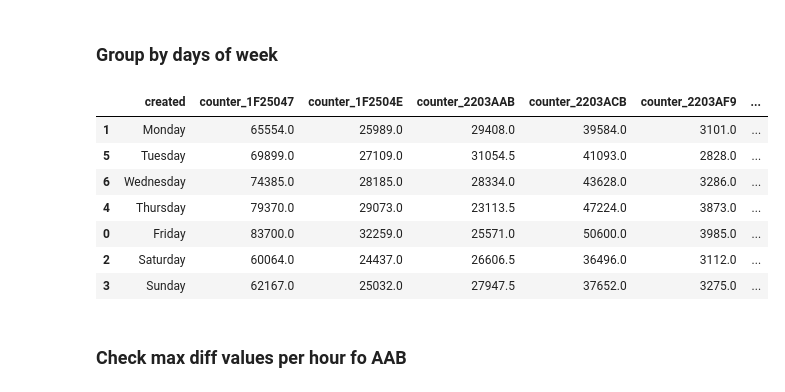
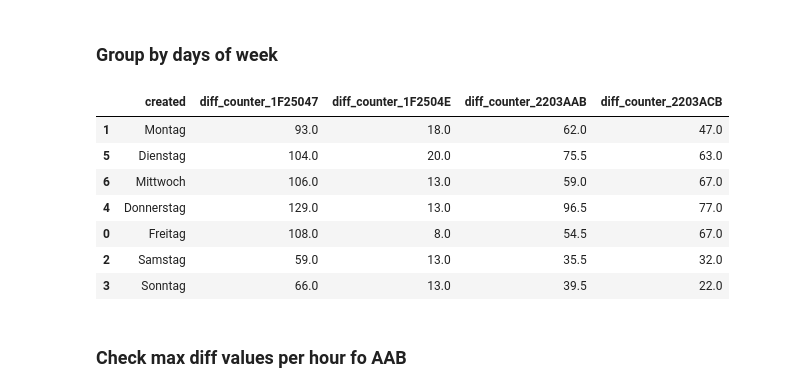
Before and after one commit to phyti1/ds_p4_kompotoi, a Jupyter notebook: Data_aquisition.ipynb, the cells around one changed output. Cells and saved outputs as stored; diff of their text form; code cells hidden in the pictures.

```diff
--- a/Data_aquisition.ipynb
+++ b/Data_aquisition.ipynb
@@ -590,7 +619,7 @@ See the caveats in the documentation: https://pandas.pydata.org/pandas-docs/stab
 # %%
 print(message_data_wide.isna().sum())
 
-diff_columns = list(message_data_wide.columns[message_data_wide.columns.str.startswith('diff_')])
+diff_columns = get_sub_columns(message_data_wide, True, '')
 
 for diff_column in diff_columns:
     # us np.nan, because pd.NA is non numeric and cannot be aggregated except after ifillna(0)
@@ -630,15 +659,23 @@ dtype: int64
 # %% [markdown]
 ## Create Daily data overview
 # %%
+message_data_days = get_vis_data(message_data_wide)
 # group by hour
-message_data_wide.set_index('created', inplace=True)
-message_data_days = message_data_wide.resample('D').max()
+message_data_days.set_index('created', inplace=True)
+
+# resample days, take daily end value for cummulative, sum for differential
+counters = message_data_days[get_sub_columns(message_data_days, False, '')].resample('D').max()
+diffs = message_data_days[get_sub_columns(message_data_days, True, '')].resample('D').sum()
+# merge
+message_data_days = pd.merge(counters, diffs, on='created', how='outer')
+
+message_data_days.reset_index(inplace=True)
+# message_data_days[get_sub_columns(message_data_days, True, '')] = message_data_days[get_sub_columns(message_data_days, True, '')].resample('D').sum()
 # inplace here to have created as valid column again to do [1:]
-message_data_wide.reset_index(inplace=True)
-message_data_days.reset_index(inplace=True)
 
-# select date only, rest is 0
+# # select date only, rest is 0
 message_data_days['created'] = message_data_days['created'].dt.date
 
-message_data_days.head()
+message_data_days.plot()
+message_data_days.loc[::10]
 # %% [output]
@@ -680,22 +709,37 @@ message_data_day
 # %% [markdown]
 ### Group by days of week
 # %%
-day_of_week = message_data_wide['created'].dt.day_name()
+message_data_week = get_vis_data(message_data_wide)
+# only use diffs
+message_data_week = message_data_week[get_sub_columns(message_data_week, True, 'created')]
+
+day_of_week = message_data_week['created'].dt.day_name()
 # group
-message_data_week = message_data_wide.groupby(day_of_week).sum()
+message_data_week = message_data_week.groupby(day_of_week).sum()
 message_data_week.reset_index(inplace=True)
 # sort by weekday
 cats = ['Monday', 'Tuesday', 'Wednesday', 'Thursday', 'Friday', 'Saturday', 'Sunday']
+#cats = ['Montag', 'Dienstag', 'Mittwoch', 'Donnerstag', 'Freitag', 'Samstag', 'Sonntag']
 
 message_data_week.sort_values('created', key=make_sorter(cats), inplace=True)
 
+# translate
+def translate_from_dict(original_text, translations):
+    if original_text in translations:
+        return translations[original_text]
+    return original_text
+
+trans_dict = {'Monday':'Montag', 'Tuesday':'Dienstag', 'Wednesday':'Mittwoch', 'Thursday':'Donnerstag', 'Friday':'Freitag', 'Saturday':'Samstag', 'Sunday':'Sonntag'}
+
+message_data_week['created'] = message_data_week['created'].apply(lambda x: translate_from_dict(x, trans_dict))
+
 message_data_week
 # %% [output]
-|  | created | counter_1F25047 | counter_1F2504E | counter_2203AAB | counter_2203ACB | counter_2203AF9 | ... |
-| 1 | Monday | 65554.0 | 25989.0 | 29408.0 | 39584.0 | 3101.0 | ... |
-| 5 | Tuesday | 69899.0 | 27109.0 | 31054.5 | 41093.0 | 2828.0 | ... |
-| 6 | Wednesday | 74385.0 | 28185.0 | 28334.0 | 43628.0 | 3286.0 | ... |
-| 4 | Thursday | 79370.0 | 29073.0 | 23113.5 | 47224.0 | 3873.0 | ... |
-| 0 | Friday | 83700.0 | 32259.0 | 25571.0 | 50600.0 | 3985.0 | ... |
-| 2 | Saturday | 60064.0 | 24437.0 | 26606.5 | 36496.0 | 3112.0 | ... |
-| 3 | Sunday | 62167.0 | 25032.0 | 27947.5 | 37652.0 | 3275.0 | ... |
+|  | created | diff_counter_1F25047 | diff_counter_1F2504E | diff_counter_2203AAB | diff_counter_2203ACB |
+| 1 | Montag | 93.0 | 18.0 | 62.0 | 47.0 |
+| 5 | Dienstag | 104.0 | 20.0 | 75.5 | 63.0 |
+| 6 | Mittwoch | 106.0 | 13.0 | 59.0 | 67.0 |
+| 4 | Donnerstag | 129.0 | 13.0 | 96.5 | 77.0 |
+| 0 | Freitag | 108.0 | 8.0 | 54.5 | 67.0 |
+| 2 | Samstag | 59.0 | 13.0 | 35.5 | 32.0 |
+| 3 | Sonntag | 66.0 | 13.0 | 39.5 | 22.0 |
```
Also changed, not shown: parts of 20 cells of this notebook.
